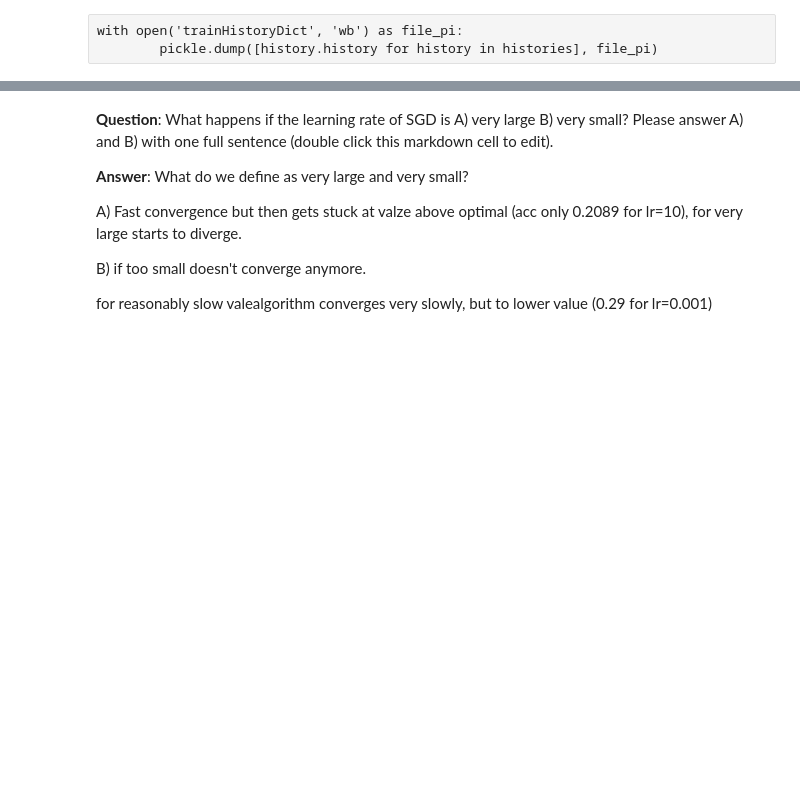
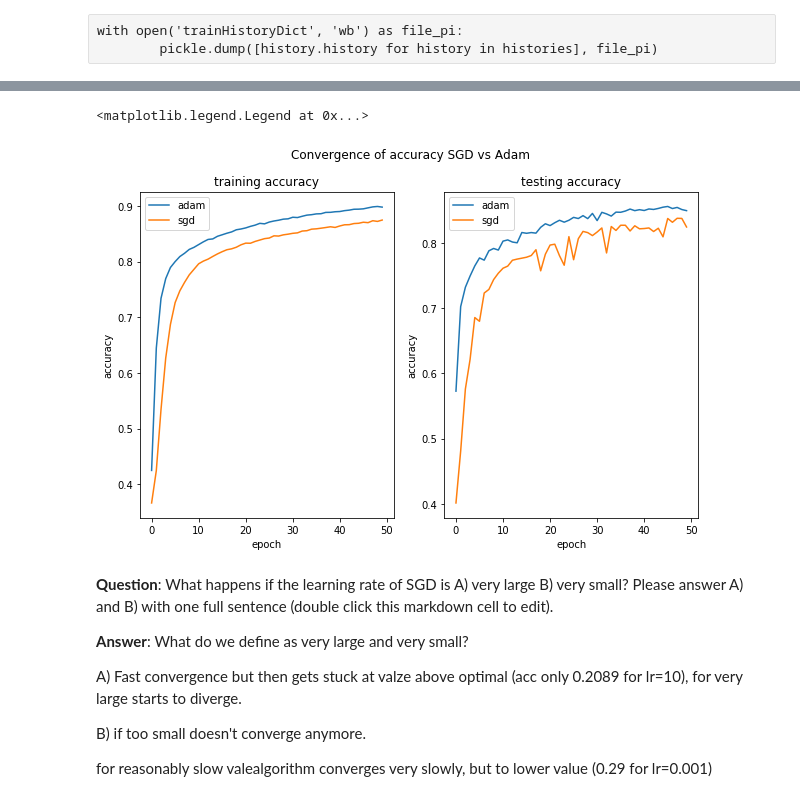
Before and after one commit to lguillain/Artificial-Neural-Networks, a Jupyter notebook: miniproject1/miniproject1_Leonore.ipynb, the cells around one changed output, grey strips where cells are left out. Saved outputs shown, nothing was run; the diff lists cells and outputs as text; code cells hidden in the pictures; blank space fills up the shorter version.

```diff
--- a/miniproject1/miniproject1_Leonore.ipynb
+++ b/miniproject1/miniproject1_Leonore.ipynb
@@ -311,23 +380,26 @@ plt.plot()
 # %%
 #part 4 plot learning curves
 
 plt.suptitle('Convergence of accuracy SGD vs Adam')
 
 plt.subplot(1,2,1)
 plt.ylabel('accuracy')
 plt.xlabel('epoch')
 plt.title('training accuracy')
 plt.plot(history_adam.history['acc'])
-plt.plot(histories[-3].history['acc'])
+plt.plot(histories[-3]['acc'])
 plt.legend(['adam', 'sgd'])
 
 plt.subplot(1,2,2)
 plt.ylabel('accuracy')
 plt.xlabel('epoch')
 plt.title('testing accuracy')
 plt.plot(history_adam.history['val_acc'])
-plt.plot(histories[-3].history['val_acc'])
+plt.plot(histories[-3]['val_acc'])
 plt.legend(['adam', 'sgd'])
+# %% [output]
+<matplotlib.legend.Legend at 0x...>
+[figure, added]
 # %% [markdown]
 **Question**: What happens if the learning rate of SGD is A) very large B) very small? Please answer A) and B) with one full sentence (double click this markdown cell to edit).
 
```
Also changed, not shown: parts of 46 cells of this notebook.
